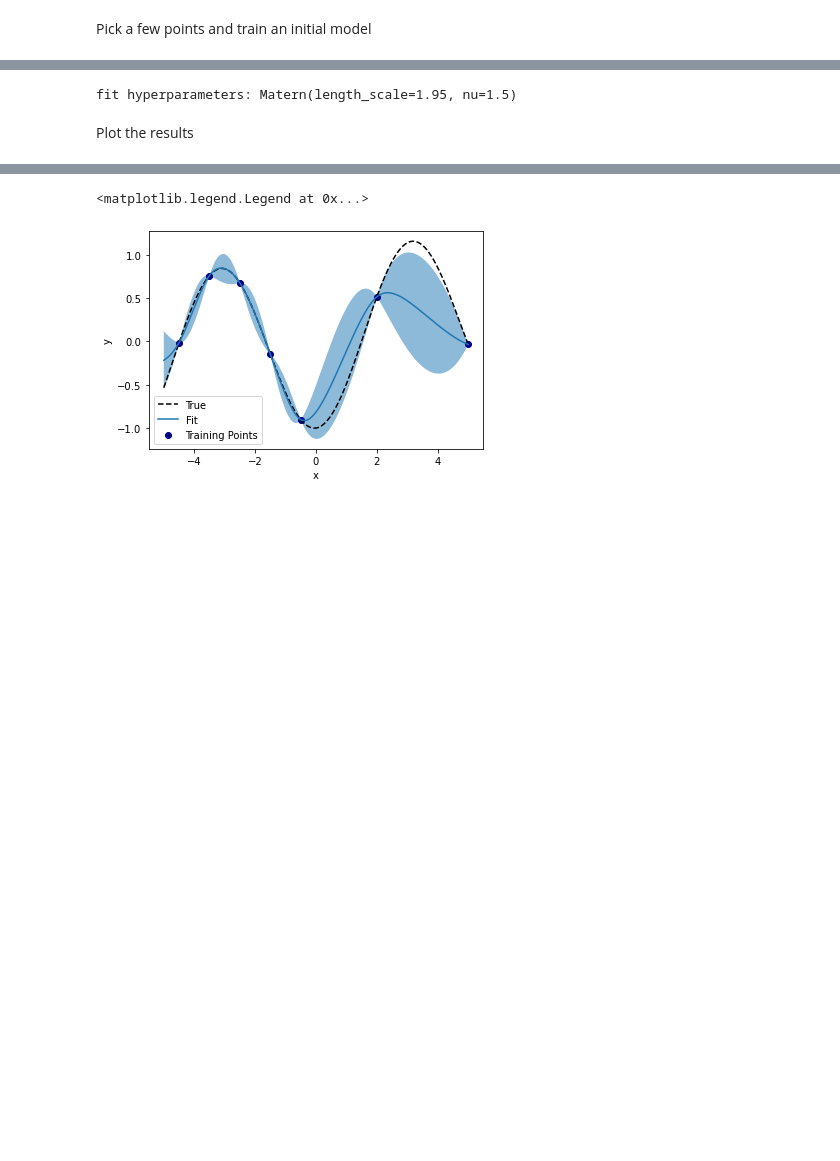
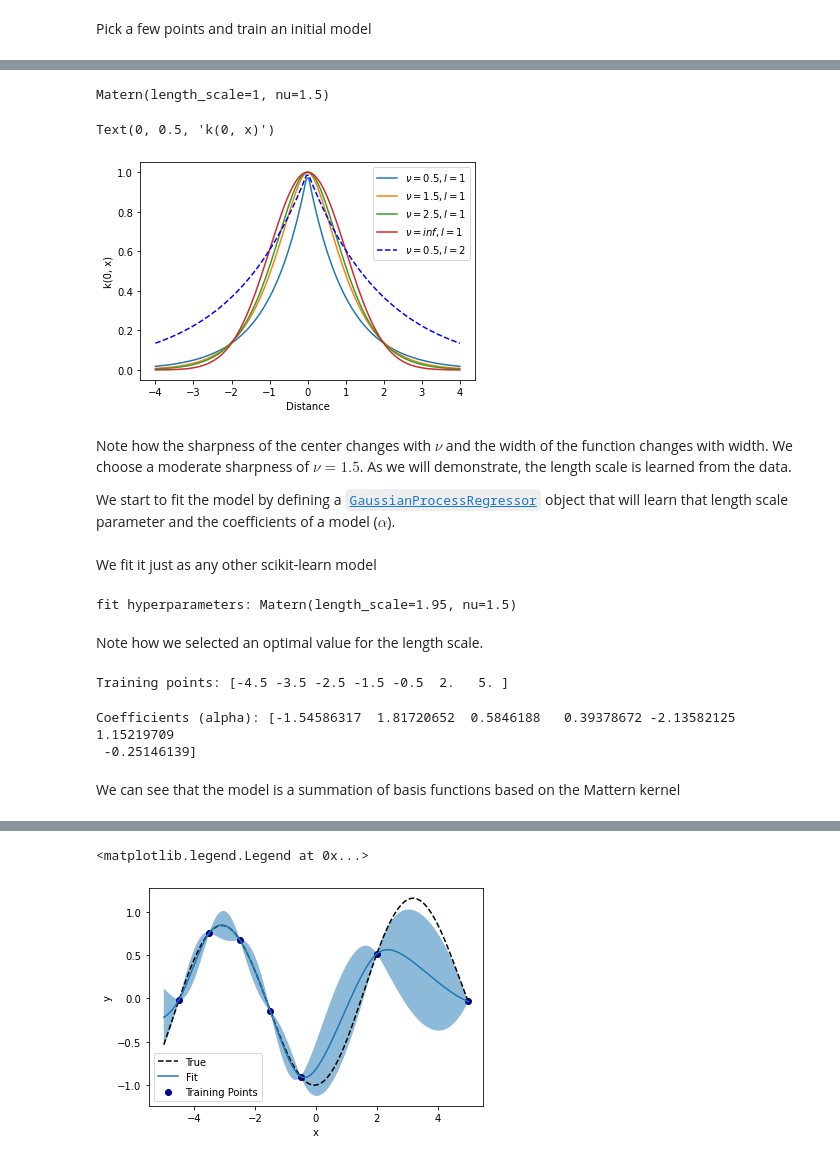
Before and after one commit to AIScienceTutorial/intro-to-bayesian-optimization, a Jupyter notebook: explore-acquistion-functions.ipynb, the cells around one changed output, grey strips where cells are left out. Saved outputs shown, nothing was run; the diff lists cells and outputs as text; code cells hidden in the pictures; blank space fills up the shorter version.

```diff
--- a/explore-acquistion-functions.ipynb
+++ b/explore-acquistion-functions.ipynb
@@ -29 +62,32 @@ y_train = np.squeeze(func(X_train))
+# %%
+kernel = Matern()
+kernel
+# %% [output]
+Matern(length_scale=1, nu=1.5)
+# %%
+fig, ax = plt.subplots()
+
+x0 = np.zeros((1, 1))
+x1 = np.linspace(-4, 4, 128)[:, None]
+
+kernel.length_scale = 1
+for n in [0.5, 1.5, 2.5, np.inf]:
+    kernel.nu = n
+    ax.plot(x1.ravel(), kernel(x0, x1).ravel(), label=f'$\\nu = {n:.1f}, l = 1$')
+
+kernel.length_scale = 2
+kernel.nu = 0.5
+ax.plot(x1.ravel(), kernel(x0, x1).ravel(), 'b--', label=f'$\\nu = 0.5, l = 2$')
+
+ax.legend()
+
+ax.set_xlabel('Distance')
+ax.set_ylabel('k(0, x)')
+# %% [output]
+Text(0, 0.5, 'k(0, x)')
+[figure, added]
+# %% [markdown]
+Note how the sharpness of the center changes with $\nu$ and the width of the function changes with width. We choose a moderate sharpness of $\nu=1.5$. As we will demonstrate, the length scale is learned from the data.
+
+We start to fit the model by defining a [`GaussianProcessRegressor`](https://scikit-learn.org/stable/modules/generated/sklearn.gaussian_process.GaussianProcessRegressor.html#sklearn.gaussian_process.GaussianProcessRegressor) object that will learn that length scale parameter and the coefficients of a model ($\alpha$).
 # %%
@@ -31,8 +95,21 @@ kernel = Matern()
 model = GaussianProcessRegressor(kernel=kernel)
+# %% [markdown]
+We fit it just as any other scikit-learn model
 # %%
 model.fit(X_train, y_train)
 print('fit hyperparameters:', model.kernel_)
 # %% [output]
 fit hyperparameters: Matern(length_scale=1.95, nu=1.5)
-# %% [markdown]
-Plot the results
+# %% [markdown]
+Note how we selected an optimal value for the length scale.
+# %%
+print('Training points:', model.X_train_.ravel())
+# %% [output]
+Training points: [-4.5 -3.5 -2.5 -1.5 -0.5  2.   5. ]
+# %%
+print('Coefficients (alpha):', model.alpha_)
+# %% [output]
+Coefficients (alpha): [-1.54586317  1.81720652  0.5846188   0.39378672 -2.13582125  1.15219709
+ -0.25146139]
+# %% [markdown]
+We can see that the model is a summation of basis functions based on the Mattern kernel
```
Also changed, not shown: parts of 13 cells of this notebook.
